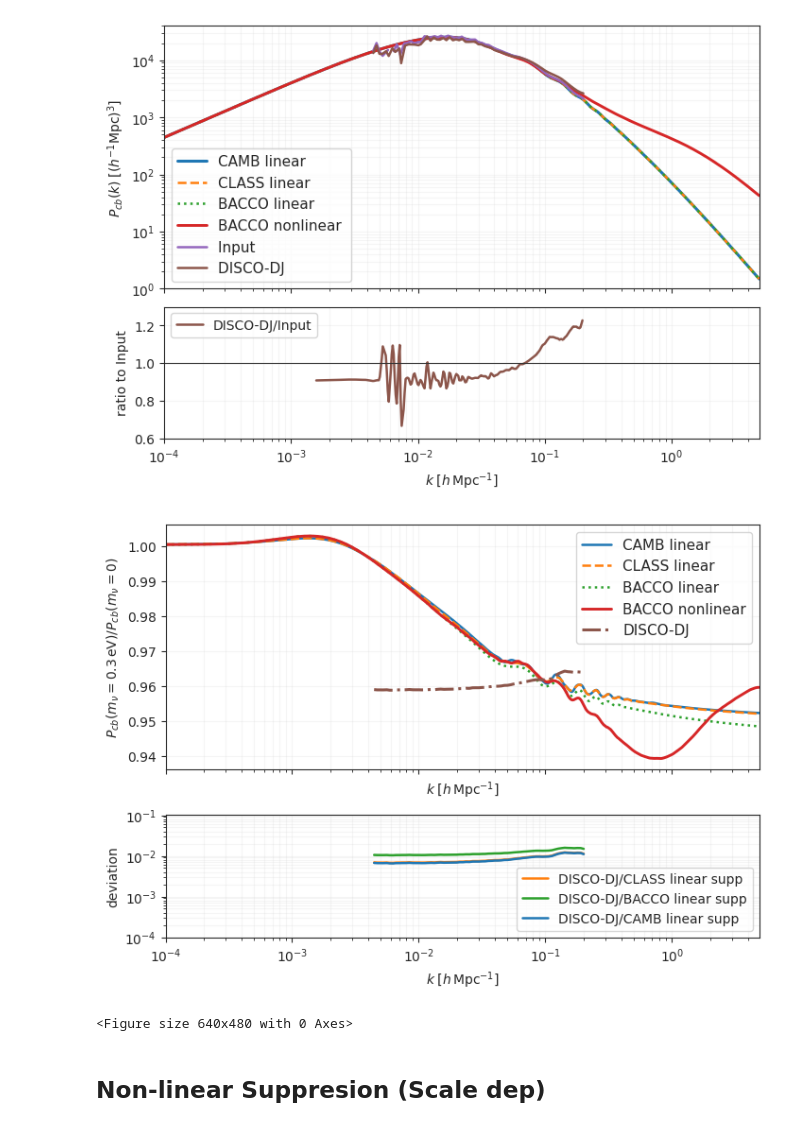
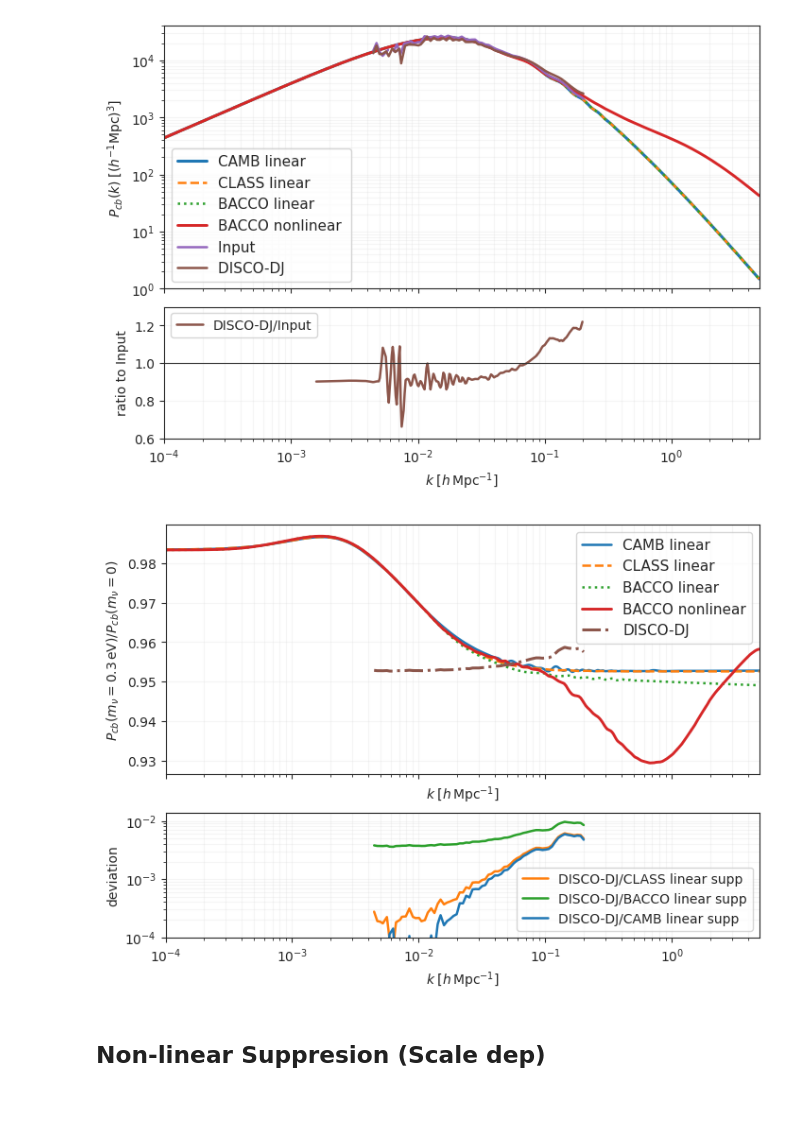
Before and after one commit to Xantyos13/DISCO-DJ, a Jupyter notebook: Neutrinos/Power_comparaison.ipynb, the cells around one changed output. Saved outputs shown, nothing was run; the diff lists cells and outputs as text; code cells hidden in the pictures.

Commit message:
Euclid compm+ cleaning + norma fact  +

```diff
--- a/Neutrinos/Power_comparaison.ipynb
+++ b/Neutrinos/Power_comparaison.ipynb
@@ -133,6 +133,8 @@ IH [np.float64(0.04912714706993182), np.float64(0.04988463269615915), np.float64
 # %% [markdown]
 ## BACCO
 # %%
+###########################   MASSLESS   ###########################
+
 bacco_kwargs = dict(
     omega_cold=omega_cold,
     omega_baryon=omega_b,
@@ -156,7 +158,7 @@ mp_bacco = baccoemu.Matter_powerspectrum(
 
 # Computation of Linear spectra for massless
 k_bacco_lin_h, P_bacco_lin = mp_bacco.get_linear_pk(**bacco_kwargs)
-# Computation of Non-Linear spectra for massless
+
 k_bacco_nl_h, P_bacco_nl = mp_bacco.get_nonlinear_pk(**bacco_kwargs, baryonic_boost=False)
 pk_ref = np.exp(interp1d(np.log(k_bacco_lin_h), np.log(P_bacco_lin), kind="linear", bounds_error=False, fill_value=np.nan)(np.log(k_h)))
 pk_nl_ref = np.exp(interp1d(np.log(k_bacco_nl_h), np.log(P_bacco_nl), kind="linear", bounds_error=False, fill_value=np.nan)(np.log(k_h)))
@@ -166,7 +168,7 @@ print(sigma8)
 # Save the Massless Linear
 np.savetxt("Pk_cb_massless_z0_BACCO.txt",np.column_stack([k_h, pk_ref]),header="k[h/Mpc]    Pk[Mpc^3/h^3] (CDM+baryons, z=0, massless neutrinos)")
 
-################################################################################################
+###########################   MASSIVE   ###########################
 
 #Neutrino masses
 
@@ -174,11 +176,13 @@ np.savetxt("Pk_cb_massless_z0_BACCO.txt",np.column_stack([k_h, pk_ref]),header="
 
 bacco_kwargs['omega_cold'] = omega_cold_nu
 bacco_kwargs['neutrino_mass'] = cosmo["sum_mnu"]
+
 sigma8_nu = mp_bacco.get_sigma8(**bacco_kwargs)
 # Computation of Linear spectra for massive
+
 k_bacco_lin_h, P_bacco_lin = mp_bacco.get_linear_pk(**bacco_kwargs)
-# Computation of Non-Linear spectra for massive
 k_bacco_nl_h, P_bacco_nl = mp_bacco.get_nonlinear_pk(**bacco_kwargs, baryonic_boost=False)
+
 pk_lin = np.exp(interp1d(np.log(k_bacco_lin_h), np.log(P_bacco_lin), kind="linear", bounds_error=False, fill_value=np.nan)(np.log(k_h)))
 pk_nl = np.exp(interp1d(np.log(k_bacco_nl_h), np.log(P_bacco_nl), kind="linear", bounds_error=False, fill_value=np.nan)(np.log(k_h)))
 
@@ -189,6 +193,20 @@ np.savetxt(fname,np.column_stack([k_h, pk_lin]),header=f"k[h/Mpc]    Pk[Mpc^3/h^
 bacco_kwargs['omega_cold'] = omega_cold
 bacco_kwargs['neutrino_mass'] = cosmo["sum_mnu"]
 sigma8_nu_cb = mp_bacco.get_sigma8(**bacco_kwargs)
+
+
+###########################   MASSSIVE & Omega_m = Omega_cb + Omega_nu  ###########################
+
+#Modify the param for the massive neutrinos
+
+bacco_kwargs['omega_cold'] = omega_cold
+bacco_kwargs['neutrino_mass'] = cosmo["sum_mnu"]
+
+k_bacco_lin_h, P_bacco_lin = mp_bacco.get_linear_pk(**bacco_kwargs)
+k_bacco_nl_h, P_bacco_nl = mp_bacco.get_nonlinear_pk(**bacco_kwargs, baryonic_boost=False)
+
+pk_lin_m = np.exp(interp1d(np.log(k_bacco_lin_h), np.log(P_bacco_lin), kind="linear", bounds_error=False, fill_value=np.nan)(np.log(k_h)))
+pk_nl_m = np.exp(interp1d(np.log(k_bacco_nl_h), np.log(P_bacco_nl), kind="linear", bounds_error=False, fill_value=np.nan)(np.log(k_h)))
 # %% [output]
 0.8513803482055664
 # %% [markdown]
@@ -891,10 +1398,10 @@ fig, (ax, axr) = plt.subplots(
 )
 
 # Ratios massive / massless
-ratio_camb     = P_camb_cb_grid_nu / P_camb_cb_grid
-ratio_class    = Pkbc_CLASS_nu     / Pkbc_CLASS
-ratio_bacco    = pk_lin            / pk_ref
-ratio_bacco_nl = pk_nl             / pk_nl_ref
+ratio_camb     = P_camb_cb_grid_nu_m / P_camb_cb_grid
+ratio_class    = Pkbc_CLASS_nu_m     / Pkbc_CLASS
+ratio_bacco    = pk_lin_m            / pk_ref
+ratio_bacco_nl = pk_nl_m             / pk_nl_ref
 ratio_disco_dj = Pk_nu             / Pk
 # ratio_disco = Pcb_EB_nu / Pcb_EB
 
@@ -903,6 +1410,10 @@ ax.semilogx(k_h,ratio_class,color="C1",lw=1.8,ls="--",label="CLASS linear",)
 ax.semilogx(k_h,ratio_bacco,color="C2",lw=1.8,ls=":",label="BACCO linear",)
 ax.semilogx(k_h,ratio_bacco_nl,color="C3",lw=2.1,label="BACCO nonlinear",)
 ax.semilogx(k,ratio_disco_dj,color="C5", linestyle='-.',lw=2.2,label="DISCO-DJ",)
+
+#ax.semilogx(euclid[0],euclid[1],color="C4",lw=2,label="EUCLID linear",)
+#ax.semilogx(euclid_nl[0],euclid_nl[1],color="C6",lw=2,label="EUCLID nonlinear",)
+
 # ax.semilogx(k_h, ratio_disco, color="C4", lw=2.1, label="DISCOEB")
 
 class_supp = ratio_class[-1]
@@ -932,36 +1443,37 @@ bacco_supp = ratio_bacco[-1]
 ax.set_xscale("log")
 ax.set_xlim(k_h.min(), k_h.max())
 
 ax.set_xlabel(r"$k\;[h\,{\rm Mpc}^{-1}]$")
 ax.set_ylabel(
     r"$P_{cb}(m_\nu=0.3\,{\rm eV}) / P_{cb}(m_\nu=0)$"
 )
 
 #ax.set_title(r"Suppression due to $\sum m_\nu $")
 
 ax.legend(prop={'size': 11},loc=1)
 ax.grid(True, which="both", alpha=0.18)
 
 axr.semilogx(k, abs(ratio_disco_dj-class_supp), color="C1", lw=1.8, label="DISCO-DJ/CLASS linear supp")
 axr.semilogx(k, abs(ratio_disco_dj-bacco_supp), color="C2", lw=1.8, label="DISCO-DJ/BACCO linear supp")
 axr.semilogx(k, abs(ratio_disco_dj-camb_supp), color="C0", lw=1.8, label="DISCO-DJ/CAMB linear supp")
 
+
+
 axr.axhline(0, color="0.2", lw=0.8)
 
 axr.set_xlabel(r"$k\;[h\,{\rm Mpc}^{-1}]$")
 axr.set_ylabel("deviation")
 axr.set_xlim(k_h.min(), k_h.max())
 
 axr.set_yscale("log")
 axr.set_ylim(1e-4,0)
 axr.legend(prop={'size': 10},loc=4)
 axr.grid(True, which="both", alpha=0.18)
 
 plt.show()
-plt.savefig('supp_lin.pgf')
+#plt.savefig('supp_lin.pgf')
 # %% [output]
-[figure, old version]
+[figure, new version]
-<Figure size 640x480 with 0 Axes>
 # %% [markdown]
 ## Non-linear Suppresion (Scale dep)
 # %%
```
Also changed, not shown: parts of 18 cells of this notebook, 19 other files.
